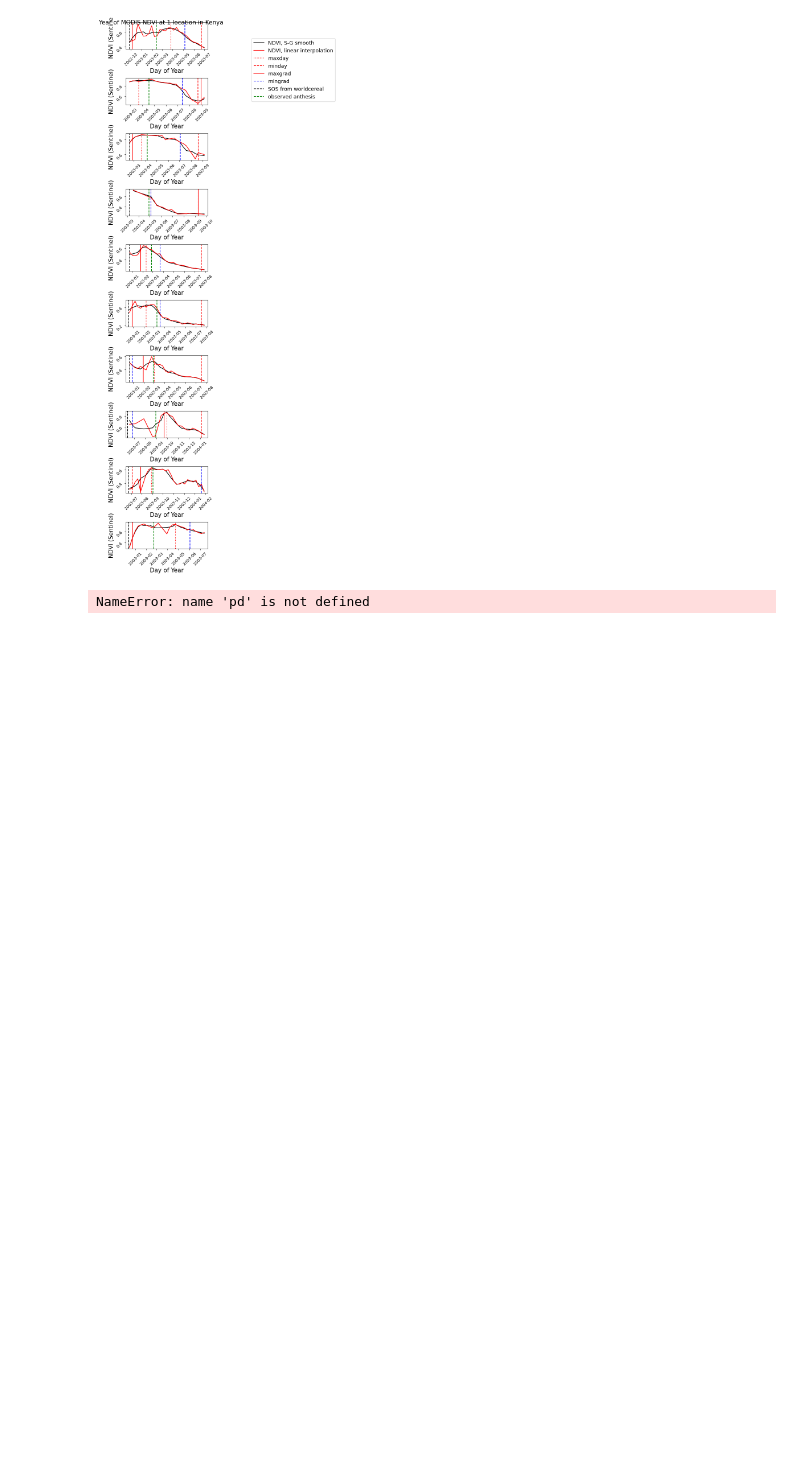
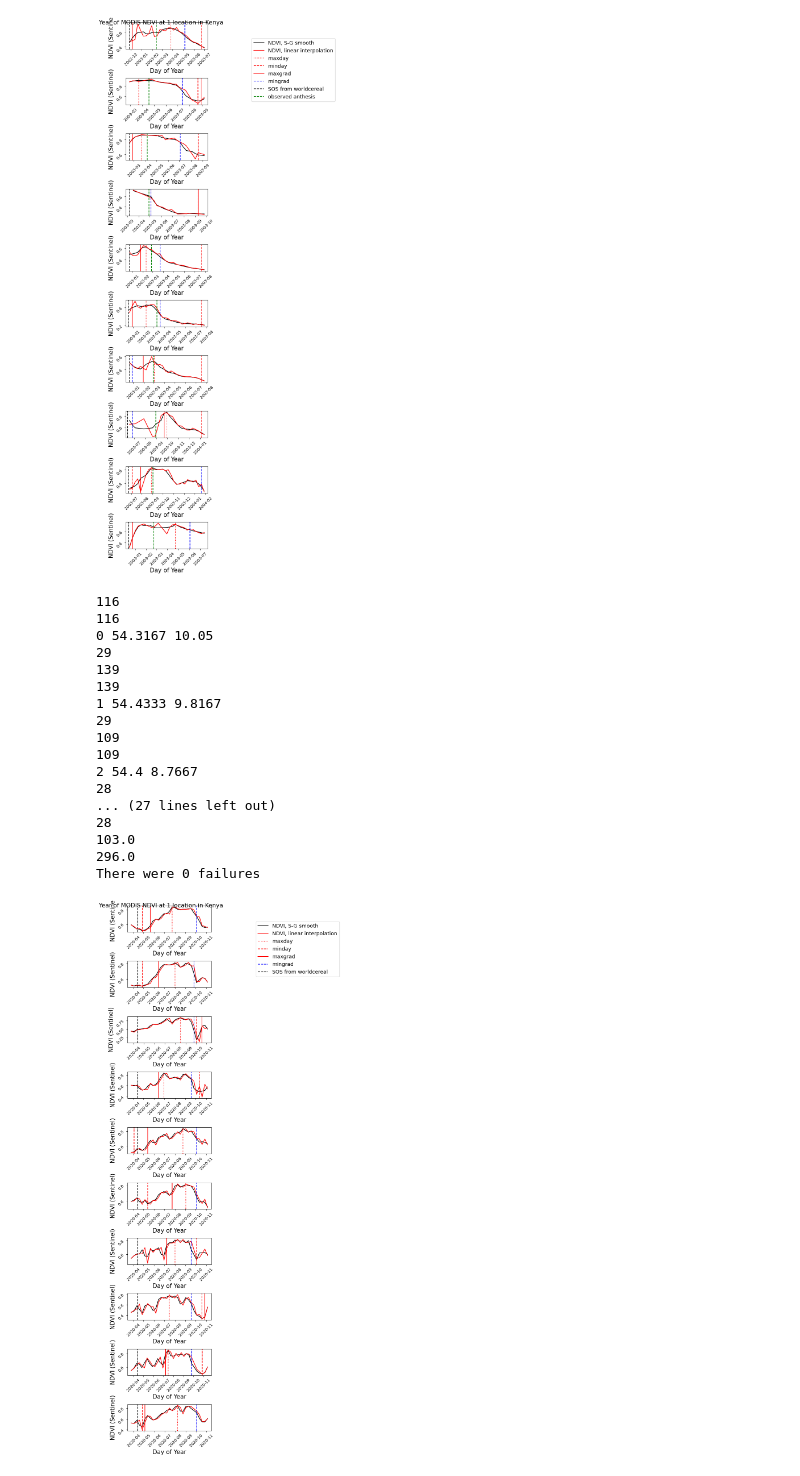
Before and after one commit to MartinP556/Satellite_Feature_Extraction, a Jupyter notebook: first_try_logit2.ipynb, the cells around one changed output. Drawn from its saved outputs; the diff is of its cells as text; code cells hidden in the pictures; blank space fills up the shorter version.

```diff
--- a/first_try_logit2.ipynb
+++ b/first_try_logit2.ipynb
@@ -514,7 +627,7 @@ def plot_one_season(ds_interpolated, ax, calendar_SOS, font_size = 15,
     if obs_time != None:
         ax.axvline(x = obs_time, color='green', linestyle='--', label = 'observed anthesis')
     ax.set_xlabel('Day of Year', fontsize = font_size)
-    ax.set_ylabel('NDVI (Sentinel)', fontsize = font_size)
+    ax.set_ylabel('NDVI (MODIS)', fontsize = font_size)
     ax.tick_params(labelrotation=45)
 # %%
 def plot_many_NDVI_curves(ds, year, font_size = 15, interp_method = 'linear',
@@ -531,6 +644,7 @@ def plot_many_NDVI_curves(ds, year, font_size = 15, interp_method = 'linear',
         if data_type == 'dwd':
             ds_year = data_cleaning.restrict_to_growing_season(ds_station, year, data_cleaning.WC_SOS(latlon['lon'], latlon['lat']), data_cleaning.WC_EOS(latlon['lon'], latlon['lat']))
             calendar_SOS = pd.to_datetime(f'{year}-01-01') + pd.Timedelta(data_cleaning.WC_SOS(latlon['lon'], latlon['lat']), 'D')
+            observed_anthesis=None
         else:
             ds_station.loc[:, 'date'] = pd.to_datetime(ds_station.loc[:, 'date'])#, format='%Y-%m-%d-%H-%M-%S')
             #for test_year in range(1999, 2007):
@@ -623,18 +737,35 @@ There were 22 failures
 # %%
 ds_list = []
 for start_index in range(0, 1200, 40):
     for year in [2017, 2018, 2019, 2020, 2021, 2022]:
         ds_list.append(pd.read_csv(f'C:\\Users\\wlwc1989\\Documents\\Phenology_Test_Notebooks\\earth_engine_MP\\Saved_files\\MODIS\\Germany3\\satdata{start_index}_{year}.csv')) #Sentinel
 ds = pd.concat(ds_list, axis = 0)
 ds = prepare_obs_for_LSP(ds, instrument='MODIS')[1:]
 ds['NDVI'] = ds['NDVI']
 obs_data = pd.read_csv('C:\\Users\\wlwc1989\\Documents\\Phenology_Test_Notebooks\\phenology_dwd\\results_for_comparing\\observed_times.csv')
 obs_data = obs_data.drop(columns=['Unnamed: 0', 'lat', 'lon'])
 obs_data = obs_data.rename(columns={'Stations_id':'Stations_Id', 'Referenzjahr': 'year'})
 ds = pd.merge(ds, obs_data, on=['Stations_Id', 'year'], how = 'outer')
-plot_many_NDVI_curves(ds, 2020, font_size = 15, curve='spline', window_length=4, variable_name='NDVI', interp_method='MVI')
+plot_many_NDVI_curves(ds, 2020, font_size = 15, window_length=4, variable_name='NDVI', interp_method='MVI')#curve='spline',
 # %% [output]
-NameError: name 'pd' is not defined
+116
+116
+0 54.3167 10.05
+29
+139
+139
+1 54.4333 9.8167
+29
+109
+109
+2 54.4 8.7667
+28
+... (27 lines left out)
+28
+103.0
+296.0
+There were 0 failures
+[figure, added]
 # %%
 def plot_long_NDVI_curves(ds, start_year, end_year, interp_method = 'linear', variable_name = 'NDVI', window_length=50, polyorder=2, font_size = 20):
     fig, axs = plt.subplots(10, 1, figsize = (4, 20))
```
Also changed, not shown: parts of 11 cells of this notebook.
